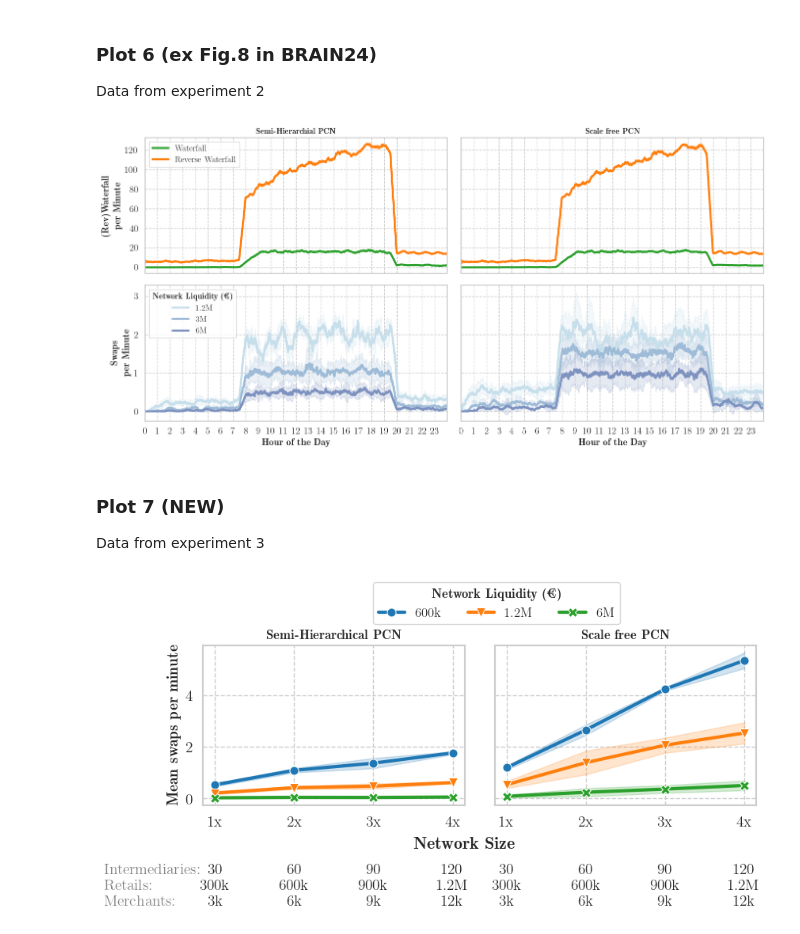
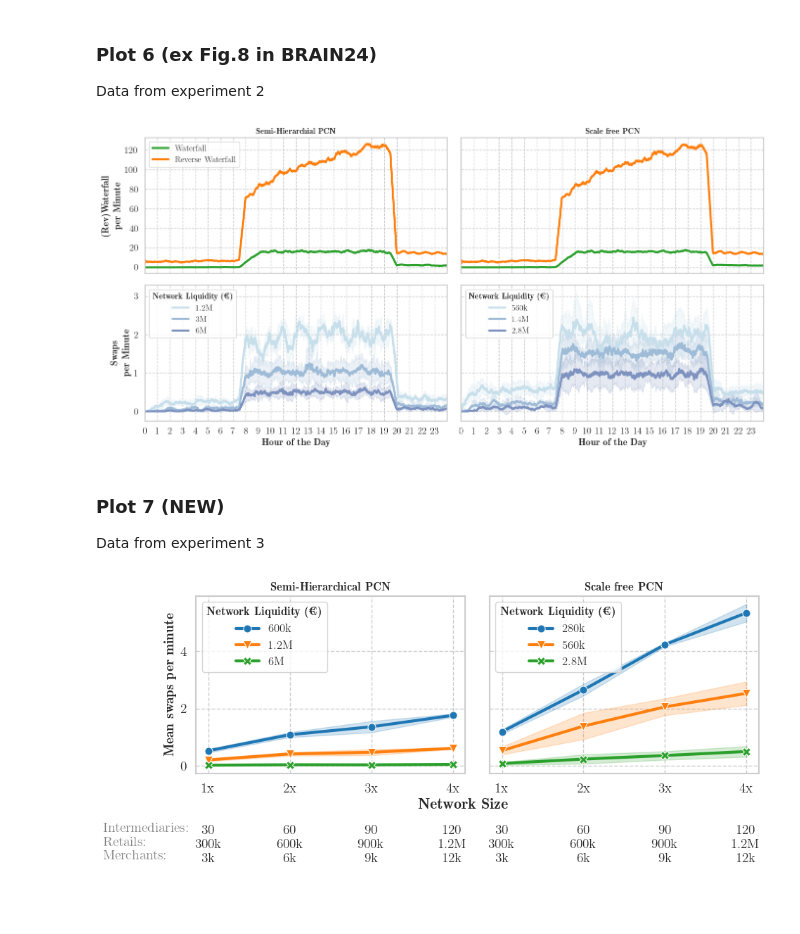
Before and after one commit to bancaditalia/itcoin-pcn-simulator, a Jupyter notebook: experiments/2024_COMCOM/COMCOM24.ipynb, the cells around one changed output. Drawn from its saved outputs; the diff is of its cells as text; code cells hidden in the pictures; blank space fills up the shorter version.

```diff
--- a/experiments/2024_COMCOM/COMCOM24.ipynb
+++ b/experiments/2024_COMCOM/COMCOM24.ipynb
@@ -663,9 +705,10 @@ axes[1,0].set_xticklabels([str(n) for n in range(24)])
 axes[1,0].set_xlim(0, 1440)
 axes[1,0].set_xlabel(r"\textbf{Hour of the Day}")
 axes[1,0].set_ylabel(r"\begin{center}\textbf{Swaps}\\\textbf{per Minute}\end{center}")
-legend_labels = ["1.2M", "3M", "6M"]
-handles, labels = axes[1,0].get_legend_handles_labels()
-axes[1,0].legend(title=r"\textbf{Network Liquidity (€)}", handles=handles, labels=legend_labels)
+
+SH_legend_labels = ["1.2M", "3M", "6M"]
+SH_handles, SH_labels = axes[1,0].get_legend_handles_labels()
+axes[1,0].legend(title=r"\textbf{Network Liquidity (€)}", handles=SH_handles, labels=SH_legend_labels)
 
 
 # SF-PCN
@@ -704,11 +747,14 @@ sns.lineplot(
     errorbar="sd",
     ax=axes[1,1],
 )
+
+SF_legend_labels = ["560k", "1.4M", "2.8M"]
+SF_handles, SF_labels = axes[1,1].get_legend_handles_labels()
+axes[1,1].legend(title=r"\textbf{Network Liquidity (€)}", handles=SF_handles, labels=SF_legend_labels)
 axes[1,1].set_xticks(list(range(0, 1440, 60)))
 axes[1,1].set_xticklabels([str(n) for n in range(24)])
 axes[1,1].set_xlim(0, 1440)
 axes[1,1].set_xlabel(r"\textbf{Hour of the Day}")
-axes[1,1].get_legend().remove()
 plt.subplots_adjust(wspace=0.07, hspace=0.1)
 
 plt.tight_layout()
@@ -720,7 +766,7 @@ fig.savefig(
 )
 plt.close(fig)
 # %% [output]
-[figure, old version]
+[figure, new version]
 # %% [markdown]
 ### Plot 7 (NEW)
 Data from experiment 3
@@ -760,7 +806,7 @@ exp_3_SH = read_experiment_3('SH_PCN')
 exp_3_SF = read_experiment_3('SF_PCN')
 # %%
 # Create subplots
-fig, axes = plt.subplots(1, 2, figsize=(8,4),sharey=True, sharex=True)
+fig, axes = plt.subplots(1, 2, figsize=(9,4.5),sharey=True, sharex=True)
 
 # SH-PCN
 # First subplot (0,0)
@@ -801,43 +847,42 @@ axes[1].set_xlabel('')
 axes[1].set_ylabel('')
 axes[1].title.set_text(r'\textbf{Scale free PCN}')
 
-fig.text(0.5, 0.25, r'\textbf{Network Size}', ha='center')
+fig.text(0.5, 0.23, r'\textbf{Network Size}', ha='center')
 
-# Create a single legend outside the subplots
+# Create legend
 handles, labels = axes[0].get_legend_handles_labels()
-legend_labels = ["600k", "1.2M", "6M"]
-fig.legend(handles, legend_labels, title=r'\textbf{Network Liquidity (€)}', loc='upper center', bbox_to_anchor=(0.55, 1.11), ncol=3)
+SH_labels = ["600k", "1.2M", "6M"]
+SF_labels = [ "280k", "560k", "2.8M"]
+axes[0].legend(handles=handles, labels=SH_labels, title=r'\textbf{Network Liquidity (€)}', loc='upper left')
+axes[1].legend(handles=handles, labels=SF_labels, title=r'\textbf{Network Liquidity (€)}', loc='upper left')
 
-# Remove individual legends from subplots
-axes[0].get_legend().remove()
-axes[1].get_legend().remove()
 
 custom_labels = [
     "1x\n\n\n30\n300k\n3k",
     "2x\n\n\n60\n600k\n6k",
     "3x\n\n\n90\n900k\n9k",
     "4x\n\n\n120\n1.2M\n12k",
 ]
 axes[0].set_xticks(range(1,5))
 axes[0].set_xticklabels(custom_labels)
 axes[1].set_xticks(range(1,5))
 axes[1].set_xticklabels(custom_labels)
 
 fig.text(
     -0.07, 0.07,
     "Intermediaries:\nRetails:\nMerchants:",
     ha="left",
     color="gray",
     fontsize = 14
 )
 
 plt.tight_layout()
 plt.show()
 fig.savefig(
     "./plots/plot7.pdf",
     format="pdf",
     pad_inches = 0.05,bbox_inches='tight'
 )
 plt.close(fig)
 # %% [output]
-[figure, old version]
+[figure, new version]
```
Also changed, not shown: parts of 3 cells of this notebook.
